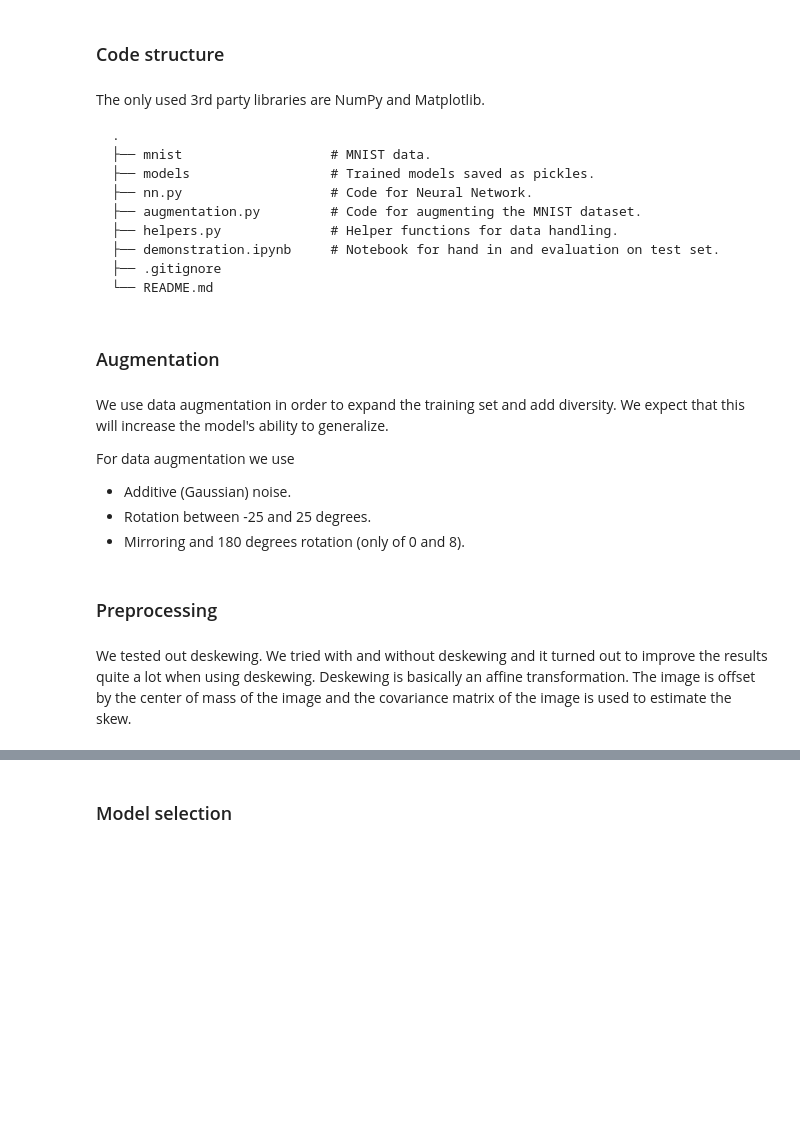
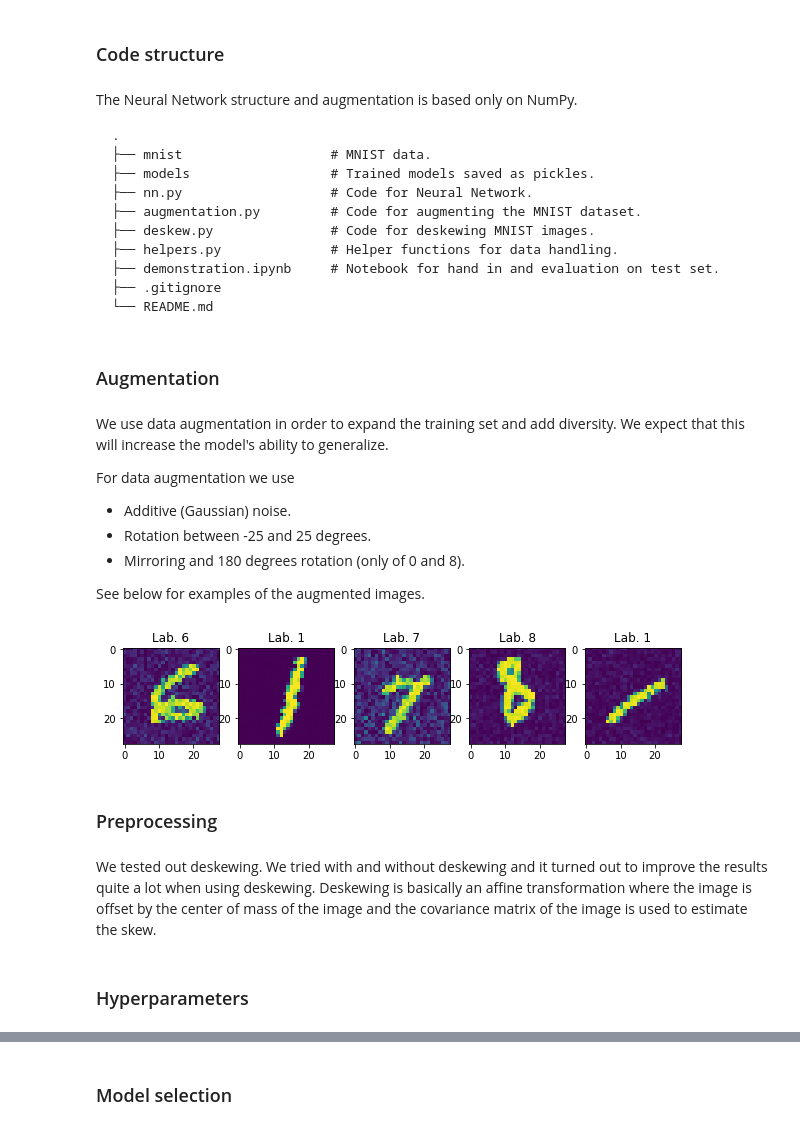
Before and after one commit to NielsFuglsang/numpy-mnist, a Jupyter notebook: demonstration.ipynb, the cells around one changed output, grey strips where cells are left out. Drawn from its saved outputs; the diff is of its cells as text; code cells hidden in the pictures; blank space fills up the shorter version.

````diff
--- a/demonstration.ipynb
+++ b/demonstration.ipynb
@@ -12,13 +12,14 @@ This notebook serves as a demonstration of the trained MNIST classifier. Run thi
 # %% [markdown]
 ### Code structure
 # %% [markdown]
-The only used 3rd party libraries are NumPy and Matplotlib.
+The Neural Network structure and augmentation is based only on NumPy.
 ```
 .
 ├── mnist                   # MNIST data.
 ├── models                  # Trained models saved as pickles.
 ├── nn.py                   # Code for Neural Network.
 ├── augmentation.py         # Code for augmenting the MNIST dataset.
+├── deskew.py               # Code for deskewing MNIST images.
 ├── helpers.py              # Helper functions for data handling.
 ├── demonstration.ipynb     # Notebook for hand in and evaluation on test set.
 ├── .gitignore
@@ -33,7 +34,27 @@ For data augmentation we use
 - Additive (Gaussian) noise.
 - Rotation between -25 and 25 degrees.
 - Mirroring and 180 degrees rotation (only of 0 and 8).
+
+See below for examples of the augmented images.
+# %%
+from augmentation import load_augmented
+from helpers import read_mnist
+import numpy as np
+import matplotlib.pyplot as plt
+ims, labels, a, t = read_mnist()
+ims_aug, labels_aug = load_augmented()
+# Show augmented data.
+fig, axes = plt.subplots(1,5,figsize=(10,5))
+for i in range(5):
+    idx = np.random.randint(48000)
+    axes[i].imshow(ims_aug[idx])
+    axes[i].set_title(f'Lab. {labels_aug[idx]}')
+plt.show()
+# %% [output]
+[figure, added]
 # %% [markdown]
 ### Preprocessing
 # %% [markdown]
-We tested out deskewing. We tried with and without deskewing and it turned out to improve the results quite a lot when using deskewing. Deskewing is basically an affine transformation. The image is offset by the center of mass of the image and the covariance matrix of the image is used to estimate the skew.
+We tested out deskewing. We tried with and without deskewing and it turned out to improve the results quite a lot when using deskewing. Deskewing is basically an affine transformation where the image is offset by the center of mass of the image and the covariance matrix of the image is used to estimate the skew.
+# %% [markdown]
+### Hyperparameters
````
Also changed, not shown: parts of 12 cells of this notebook, 7 other files.
